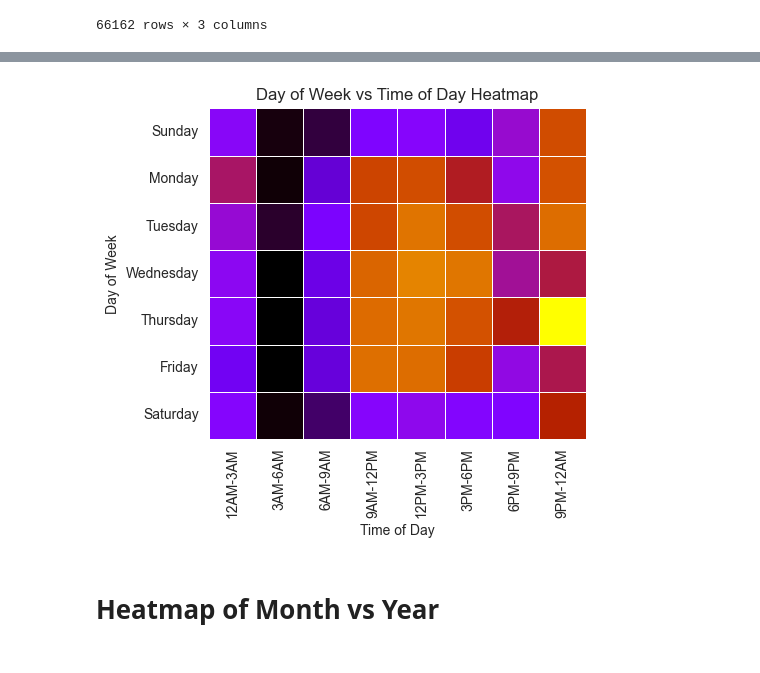
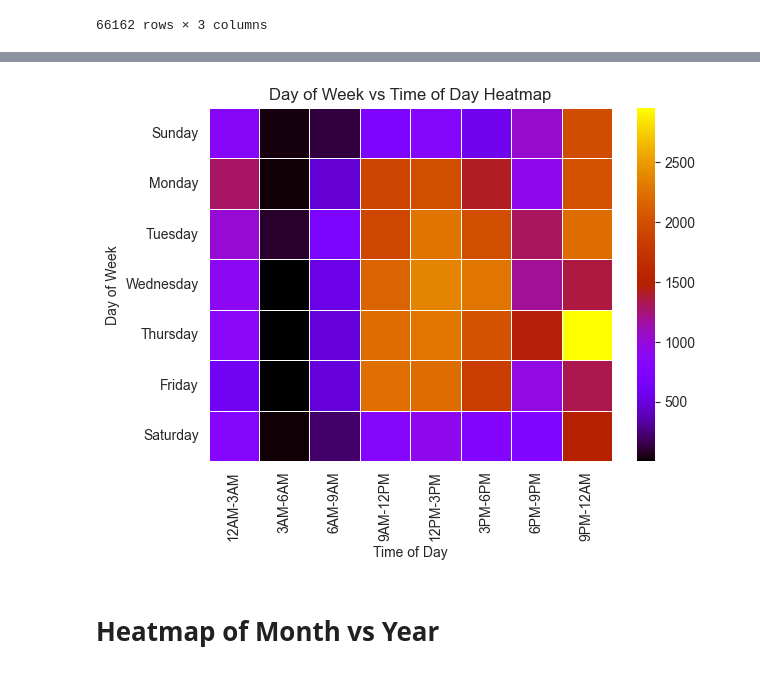
Before and after one commit to HunterG003/Text-Message-Analysis, a Jupyter notebook: Analyzing.ipynb, the cells around one changed output, grey strips where cells are left out. Drawn from its saved outputs; the diff is of its cells as text; code cells hidden in the pictures.

```diff
--- a/Analyzing.ipynb
+++ b/Analyzing.ipynb
@@ -255,17 +231,17 @@ heatmap_df
 # %%
 pivot = heatmap_df.pivot_table(index="day_of_week", columns="Time Bin", values="Hour", aggfunc='count', observed=True)
 
 pivot.index = pd.CategoricalIndex(pivot.index, categories=['Sunday', 'Monday', 'Tuesday', 'Wednesday', 'Thursday', 'Friday', 'Saturday'])
 pivot.sort_index(level=0, inplace=True)
 
-ax = sns.heatmap(pivot, cmap="gnuplot", cbar=False, linewidths=0.5, square=True)
+ax = sns.heatmap(pivot, cmap="gnuplot", cbar=True, linewidths=0.5, square=True)
 
 ax.set(xlabel='Time of Day', ylabel='Day of Week', title='Day of Week vs Time of Day Heatmap')
 plt.tight_layout()
 plt.savefig('images/day_of_week_heatmap.png')
 plt.show()
 # %% [output]
-[figure, old version]
+[figure, new version]
 # %% [markdown]
 # Heatmap of Month vs Year
 # %%
```
Also changed, not shown: parts of 5 cells of this notebook, 6 other files.
